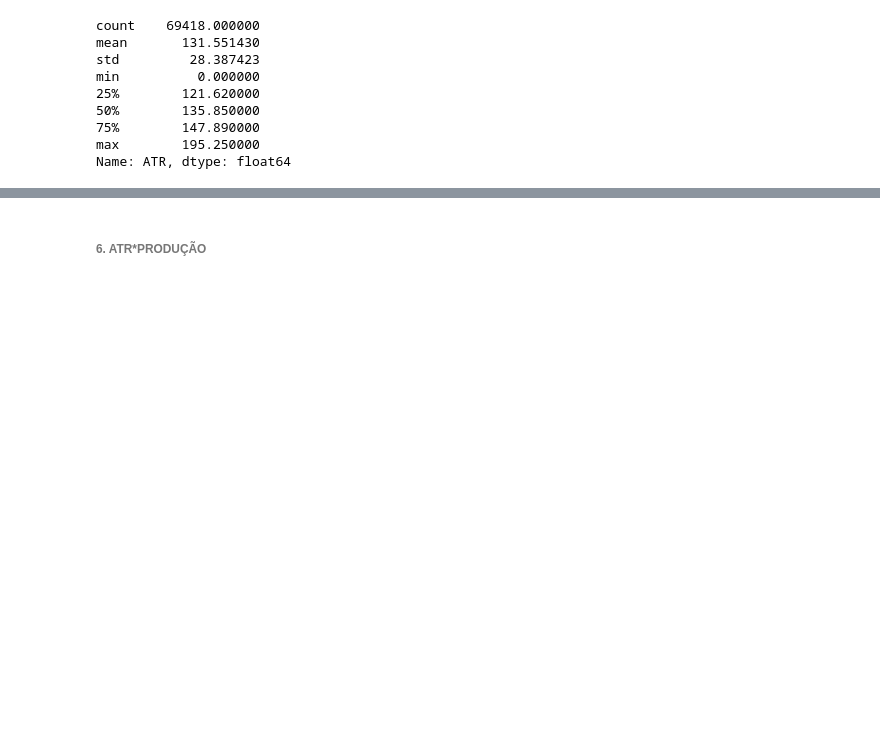
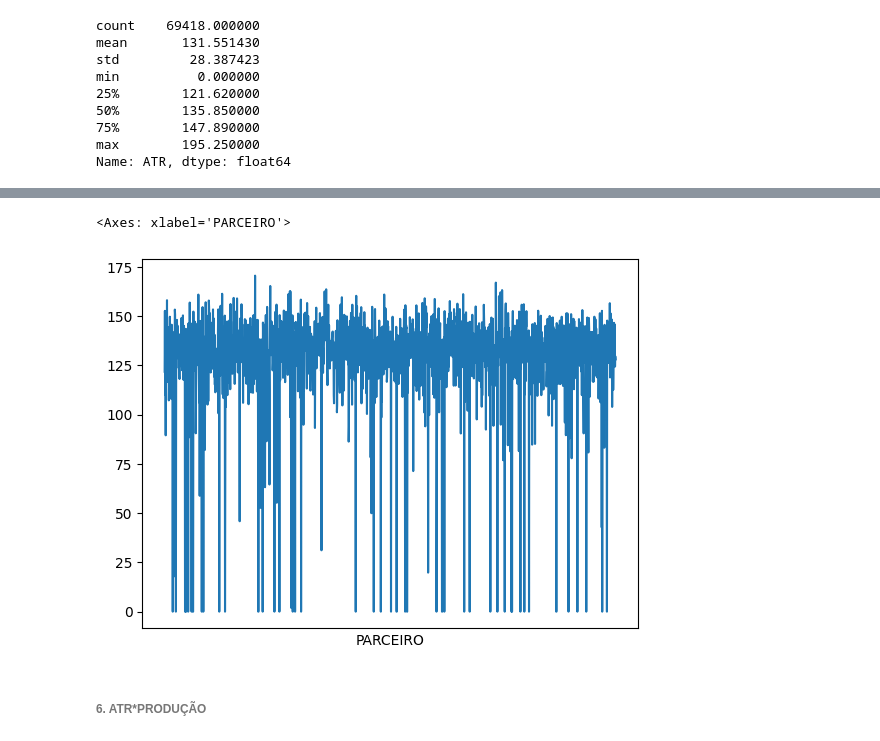
Before and after one commit to fernandovieira1/Analise-Dados-Cana, a Jupyter notebook: analise_cana.ipynb, the cells around one changed output, grey strips where cells are left out. Drawn from its saved outputs; the diff is of its cells as text; code cells hidden in the pictures; blank space fills up the shorter version.

```diff
--- a/analise_cana.ipynb
+++ b/analise_cana.ipynb
@@ -723,0 +768,5 @@ Name: ATR, dtype: float64
+# %%
+df.groupby('PARCEIRO')['ATR'].mean().plot(xticks=[])
+# %% [output]
+<Axes: xlabel='PARCEIRO'>
+[figure, added]
```
Also changed, not shown: parts of 13 cells of this notebook.
